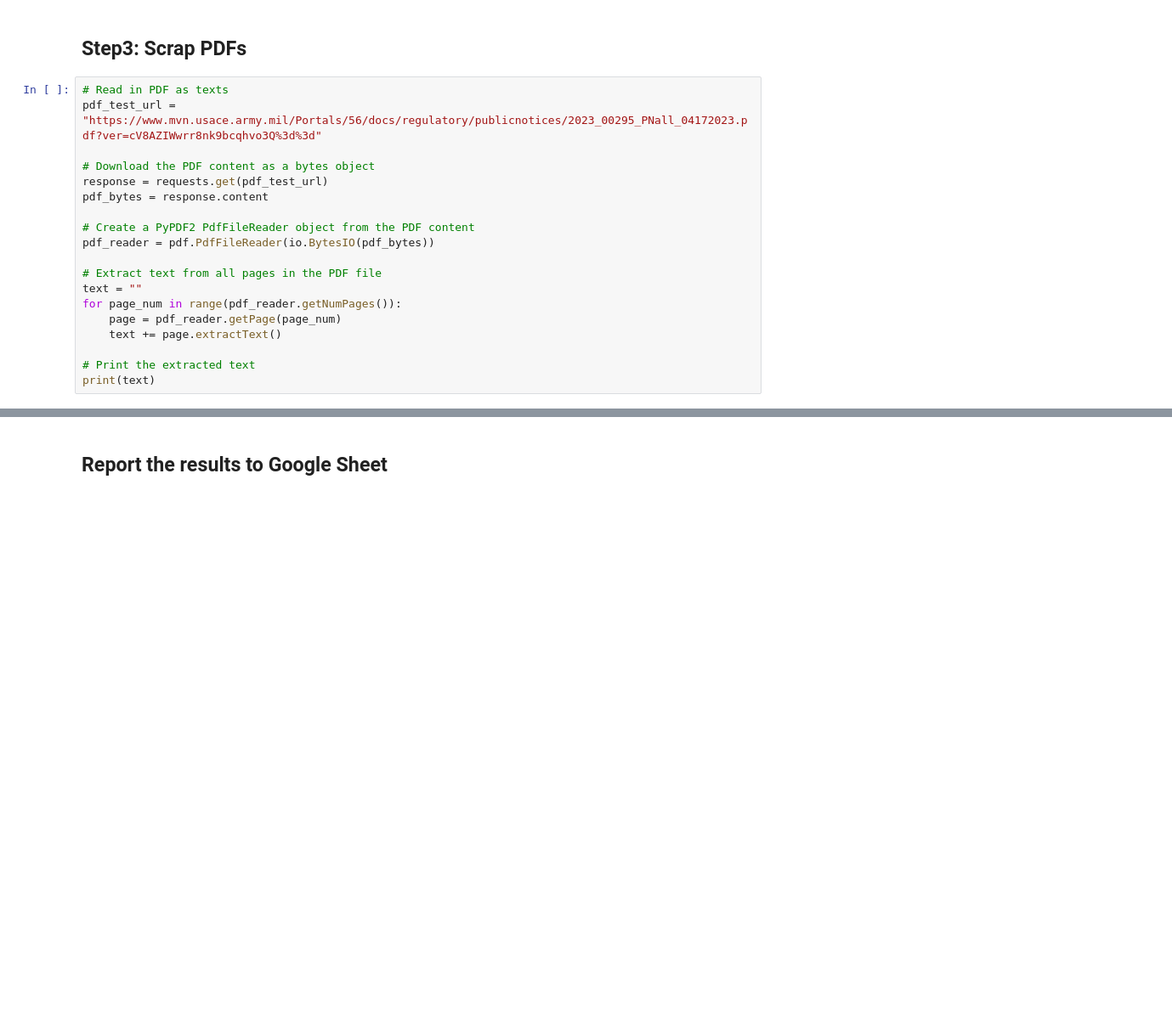
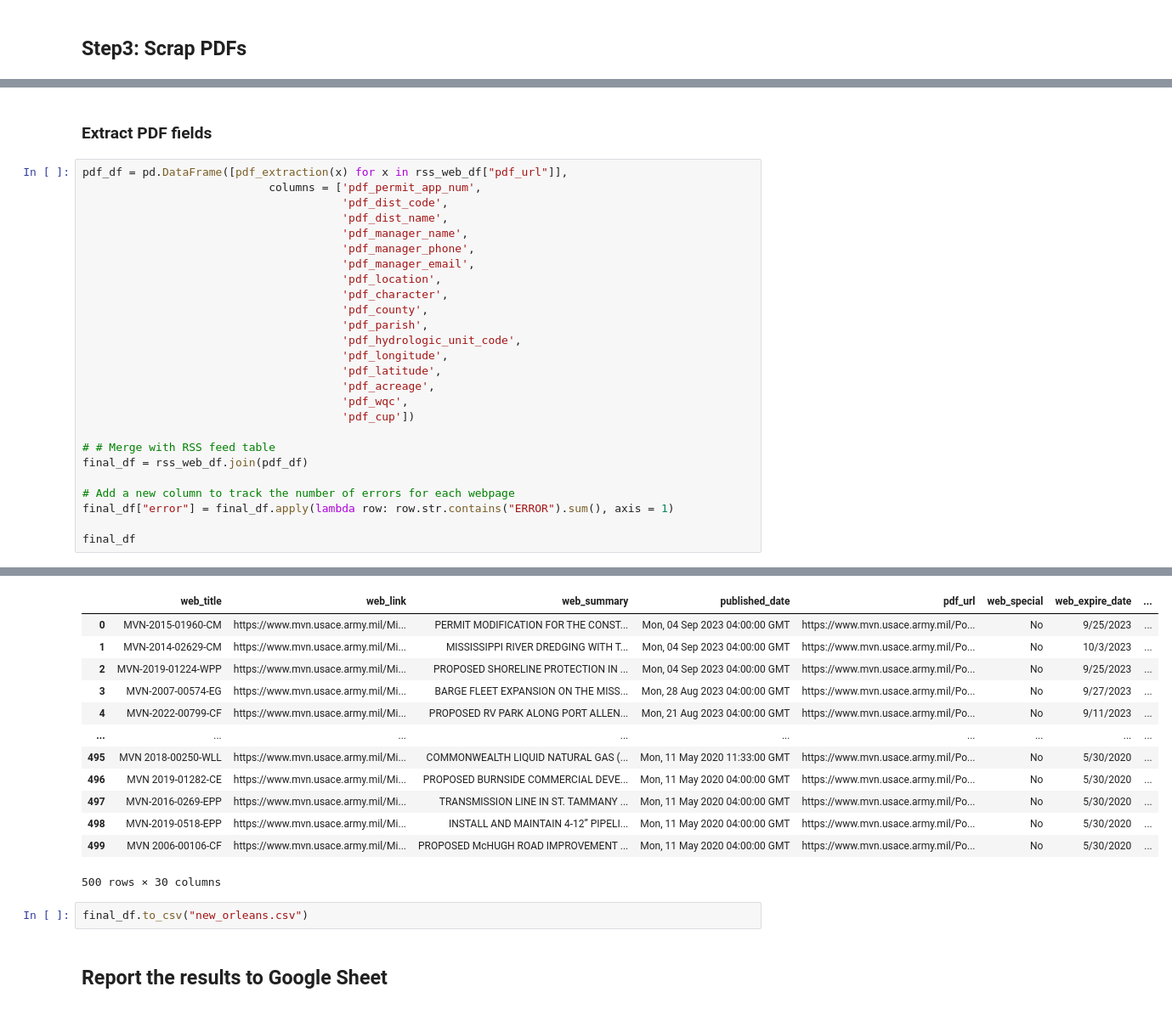
Before and after one commit to XZXinyuZheng/usace_scraping, a Jupyter notebook: rss_feed_scrap_replicate.ipynb, the cells around one changed output, grey strips where cells are left out. Shown: that part at 85% size. Drawn from its saved outputs; the diff is of its cells as text; blank space fills up the shorter version.

Commit message:
expand webpage and pdf scraping to other districts

```diff
--- a/rss_feed_scrap_replicate.ipynb
+++ b/rss_feed_scrap_replicate.ipynb
@@ -237,21 +214,2 @@ rss_web_df
 # %% [markdown]
 ## Step3: Scrap PDFs
-# %%
-# Read in PDF as texts
-pdf_test_url = "https://www.mvn.usace.army.mil/Portals/56/docs/regulatory/publicnotices/2023_00295_PNall_04172023.pdf?ver=cV8AZIWwrr8nk9bcqhvo3Q%3d%3d"
-
-# Download the PDF content as a bytes object
-response = requests.get(pdf_test_url)
-pdf_bytes = response.content
-
-# Create a PyPDF2 PdfFileReader object from the PDF content
-pdf_reader = pdf.PdfFileReader(io.BytesIO(pdf_bytes))
-
-# Extract text from all pages in the PDF file
-text = ""
-for page_num in range(pdf_reader.getNumPages()):
-    page = pdf_reader.getPage(page_num)
-    text += page.extractText()
-
-# Print the extracted text
-print(text)
@@ -257,0 +454,29 @@ print(text)
+# %% [markdown]
+### Extract PDF fields
+# %%
+pdf_df = pd.DataFrame([pdf_extraction(x) for x in rss_web_df["pdf_url"]],
+                            columns = ['pdf_permit_app_num',
+                                       'pdf_dist_code',
+                                       'pdf_dist_name',
+                                       'pdf_manager_name',
+                                       'pdf_manager_phone',
+                                       'pdf_manager_email',
+                                       'pdf_location',
+                                       'pdf_character',
+                                       'pdf_county',
+                                       'pdf_parish',
+                                       'pdf_hydrologic_unit_code',
+                                       'pdf_longitude',
+                                       'pdf_latitude',
+                                       'pdf_acreage',
+                                       'pdf_wqc',
+                                       'pdf_cup'])
+
+# # Merge with RSS feed table
+final_df = rss_web_df.join(pdf_df)
+
+# Add a new column to track the number of errors for each webpage
+final_df["error"] = final_df.apply(lambda row: row.str.contains("ERROR").sum(), axis = 1)
+
+final_df
+# %% [output]
@@ -258,3 +500,18 @@ print(text)
+|  | web_title | web_link | web_summary | published_date | pdf_url | web_special | web_expire_date | ... |
+| 0 | MVN-2015-01960-CM | https://www.mvn.usace.army.mil/Mi... | PERMIT MODIFICATION FOR THE CONST... | Mon, 04 Sep 2023 04:00:00 GMT | https://www.mvn.usace.army.mil/Po... | No | 9/25/2023 | ... |
+| 1 | MVN-2014-02629-CM | https://www.mvn.usace.army.mil/Mi... | MISSISSIPPI RIVER DREDGING WITH T... | Mon, 04 Sep 2023 04:00:00 GMT | https://www.mvn.usace.army.mil/Po... | No | 10/3/2023 | ... |
+| 2 | MVN-2019-01224-WPP | https://www.mvn.usace.army.mil/Mi... | PROPOSED SHORELINE PROTECTION IN ... | Mon, 04 Sep 2023 04:00:00 GMT | https://www.mvn.usace.army.mil/Po... | No | 9/25/2023 | ... |
+| 3 | MVN-2007-00574-EG | https://www.mvn.usace.army.mil/Mi... | BARGE FLEET EXPANSION ON THE MISS... | Mon, 28 Aug 2023 04:00:00 GMT | https://www.mvn.usace.army.mil/Po... | No | 9/27/2023 | ... |
+| 4 | MVN-2022-00799-CF | https://www.mvn.usace.army.mil/Mi... | PROPOSED RV PARK ALONG PORT ALLEN... | Mon, 21 Aug 2023 04:00:00 GMT | https://www.mvn.usace.army.mil/Po... | No | 9/11/2023 | ... |
+| ... | ... | ... | ... | ... | ... | ... | ... | ... |
+| 495 | MVN 2018-00250-WLL | https://www.mvn.usace.army.mil/Mi... | COMMONWEALTH LIQUID NATURAL GAS (... | Mon, 11 May 2020 11:33:00 GMT | https://www.mvn.usace.army.mil/Po... | No | 5/30/2020 | ... |
+| 496 | MVN 2019-01282-CE | https://www.mvn.usace.army.mil/Mi... | PROPOSED BURNSIDE COMMERCIAL DEVE... | Mon, 11 May 2020 04:00:00 GMT | https://www.mvn.usace.army.mil/Po... | No | 5/30/2020 | ... |
+| 497 | MVN-2016-0269-EPP | https://www.mvn.usace.army.mil/Mi... | TRANSMISSION LINE IN ST. TAMMANY ... | Mon, 11 May 2020 04:00:00 GMT | https://www.mvn.usace.army.mil/Po... | No | 5/30/2020 | ... |
+| 498 | MVN-2019-0518-EPP | https://www.mvn.usace.army.mil/Mi... | INSTALL AND MAINTAIN 4-12” PIPELI... | Mon, 11 May 2020 04:00:00 GMT | https://www.mvn.usace.army.mil/Po... | No | 5/30/2020 | ... |
+| 499 | MVN 2006-00106-CF | https://www.mvn.usace.army.mil/Mi... | PROPOSED McHUGH ROAD IMPROVEMENT ... | Mon, 11 May 2020 04:00:00 GMT | https://www.mvn.usace.army.mil/Po... | No | 5/30/2020 | ... |
+500 rows × 30 columns
+# %%
+final_df.to_csv("new_orleans.csv")
 # %% [markdown]
 ## Report the results to Google Sheet
 # %%
```
Also changed, not shown: parts of 12 cells of this notebook, 13 other files.
